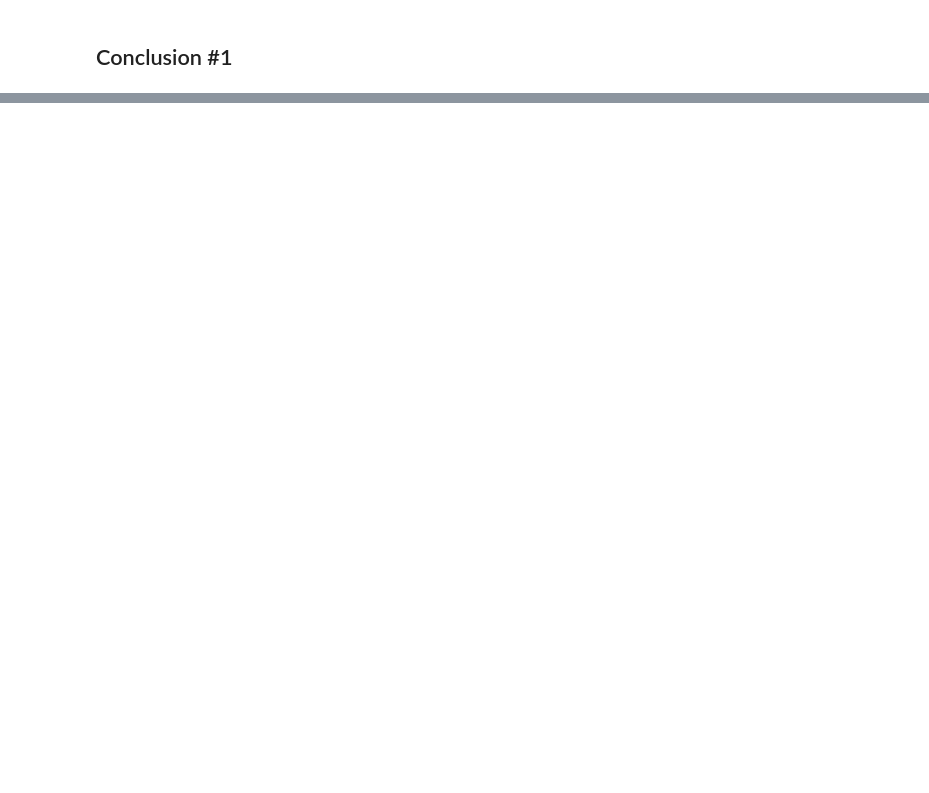
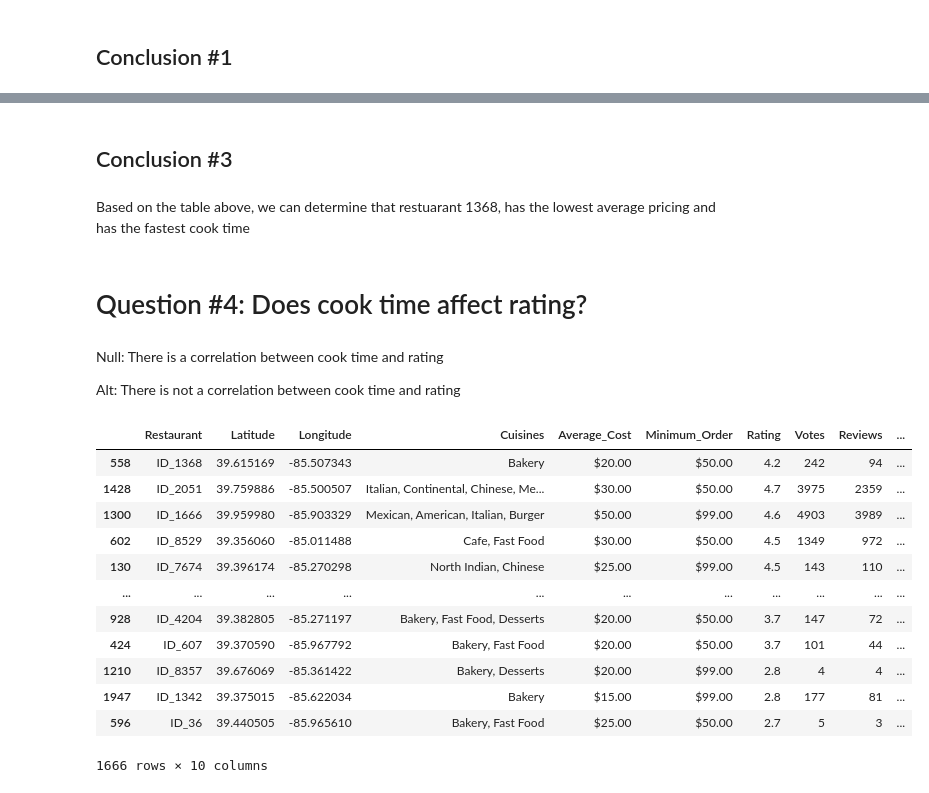
Before and after one commit to Bremull/Xtern_2020, a Jupyter notebook: Xtern Data Science Work Sample.ipynb, the cells around one changed output, grey strips where cells are left out. Cells and saved outputs as stored; diff of their text form; code cells hidden in the pictures; blank space fills up the shorter version.

```diff
--- a/Xtern Data Science Work Sample.ipynb
+++ b/Xtern Data Science Work Sample.ipynb
@@ -121,0 +185,27 @@ No, there isn't a positive relationship between average cost and ratings. Furthe
+# %% [markdown]
+## Conclusion #3
+# %% [markdown]
+Based on the table above, we can determine that restuarant 1368, has the lowest average pricing and has the fastest cook time
+# %% [markdown]
+# Question #4: Does cook time affect rating?
+# %% [markdown]
+Null: There is a correlation between cook time and rating
+
+Alt: There is not a correlation between cook time and rating
+# %%
+fd = fd.sort_values(['Cook_Time', 'Rating'], ascending = False)
+fd
+# %% [output]
+|  | Restaurant | Latitude | Longitude | Cuisines | Average_Cost | Minimum_Order | Rating | Votes | Reviews | ... |
+| 558 | ID_1368 | 39.615169 | -85.507343 | Bakery | $20.00 | $50.00 | 4.2 | 242 | 94 | ... |
+| 1428 | ID_2051 | 39.759886 | -85.500507 | Italian, Continental, Chinese, Me... | $30.00 | $50.00 | 4.7 | 3975 | 2359 | ... |
+| 1300 | ID_1666 | 39.959980 | -85.903329 | Mexican, American, Italian, Burger | $50.00 | $99.00 | 4.6 | 4903 | 3989 | ... |
+| 602 | ID_8529 | 39.356060 | -85.011488 | Cafe, Fast Food | $30.00 | $50.00 | 4.5 | 1349 | 972 | ... |
+| 130 | ID_7674 | 39.396174 | -85.270298 | North Indian, Chinese | $25.00 | $99.00 | 4.5 | 143 | 110 | ... |
+| ... | ... | ... | ... | ... | ... | ... | ... | ... | ... | ... |
+| 928 | ID_4204 | 39.382805 | -85.271197 | Bakery, Fast Food, Desserts | $20.00 | $50.00 | 3.7 | 147 | 72 | ... |
+| 424 | ID_607 | 39.370590 | -85.967792 | Bakery, Fast Food | $20.00 | $50.00 | 3.7 | 101 | 44 | ... |
+| 1210 | ID_8357 | 39.676069 | -85.361422 | Bakery, Desserts | $20.00 | $99.00 | 2.8 | 4 | 4 | ... |
+| 1947 | ID_1342 | 39.375015 | -85.622034 | Bakery | $15.00 | $99.00 | 2.8 | 177 | 81 | ... |
+| 596 | ID_36 | 39.440505 | -85.965610 | Bakery, Fast Food | $25.00 | $50.00 | 2.7 | 5 | 3 | ... |
+1666 rows × 10 columns
```
Also changed, not shown: parts of 24 cells of this notebook.
